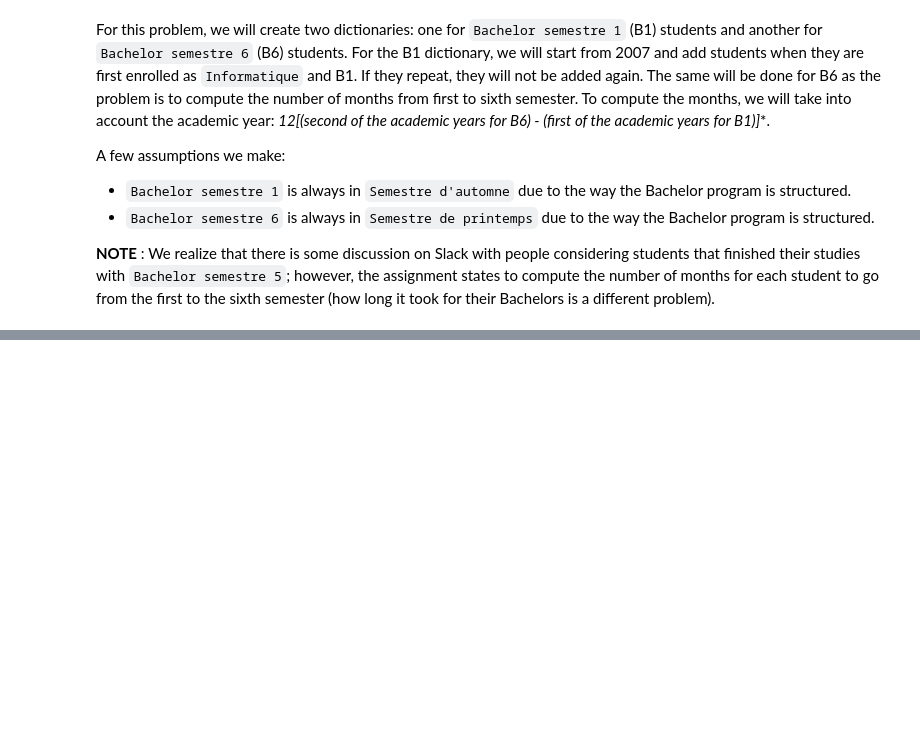
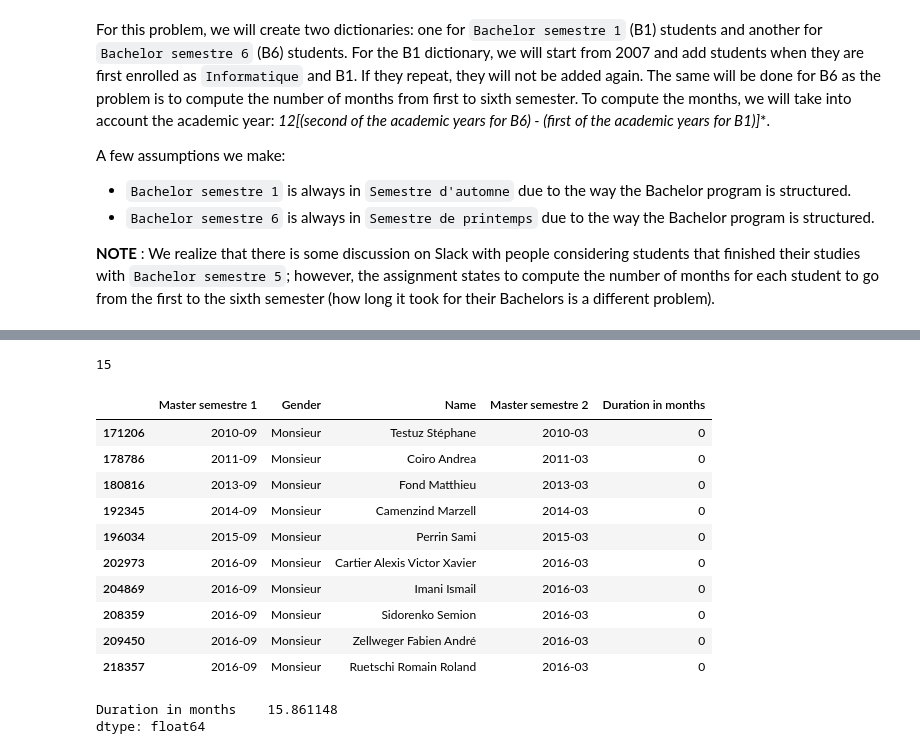
Before and after one commit to BeforeRain/ADA-homework, a Jupyter notebook: 02 - Data from the Web/SUBMISSION_data_from_the_web.ipynb, the cells around one changed output, grey strips where cells are left out. Saved outputs shown, nothing was run; the diff lists cells and outputs as text; code cells hidden in the pictures; blank space fills up the shorter version.

```diff
--- a/02 - Data from the Web/SUBMISSION_data_from_the_web.ipynb
+++ b/02 - Data from the Web/SUBMISSION_data_from_the_web.ipynb
@@ -541,0 +479,11 @@ The test yields a p-value of 0.1219, which means there is a 12.19% chance we'd s
+# %%
+# date is in 'year-month' format. e.g. 2015-07
+def months_between_dates(start_date, end_date):
+    start_year, start_month = start_date.split('-')
+    end_year, end_month = end_date.split('-')
+    return (int(end_year) - int(start_year)) * 12 + int(end_month) - int(start_month) + 6
+
+def bachelor_duration(row):
+    return months_between_dates(row['Bachelor semestre 1'], row['Bachelor semestre 6'])
+
+b1_to_b6['Duration in months'] = b1_to_b6.apply(bachelor_duration, axis=1)
@@ -541,0 +657,23 @@ The test yields a p-value of 0.1219, which means there is a 12.19% chance we'd s
+# %%
+# some interesting cases of an M2 before their M1...
+print(len(m1_to_m2.loc[m1_to_m2["Duration in months"]<=0]))
+m1_to_m2.loc[m1_to_m2["Duration in months"]<=0].head(10)
+# %% [output]
+15
+|  | Master semestre 1 | Gender | Name | Master semestre 2 | Duration in months |
+| 171206 | 2010-09 | Monsieur | Testuz Stéphane | 2010-03 | 0 |
+| 178786 | 2011-09 | Monsieur | Coiro Andrea | 2011-03 | 0 |
+| 180816 | 2013-09 | Monsieur | Fond Matthieu | 2013-03 | 0 |
+| 192345 | 2014-09 | Monsieur | Camenzind Marzell | 2014-03 | 0 |
+| 196034 | 2015-09 | Monsieur | Perrin Sami | 2015-03 | 0 |
+| 202973 | 2016-09 | Monsieur | Cartier Alexis Victor Xavier | 2016-03 | 0 |
+| 204869 | 2016-09 | Monsieur | Imani Ismail | 2016-03 | 0 |
+| 208359 | 2016-09 | Monsieur | Sidorenko Semion | 2016-03 | 0 |
+| 209450 | 2016-09 | Monsieur | Zellweger Fabien André | 2016-03 | 0 |
+| 218357 | 2016-09 | Monsieur | Ruetschi Romain Roland | 2016-03 | 0 |
+# %%
+# We will drop those cases when computing the mean
+m1_to_m2.loc[m1_to_m2["Duration in months"]>0].mean()
+# %% [output]
+Duration in months    15.861148
+dtype: float64
```
Also changed, not shown: parts of 56 cells of this notebook, 5 other files.
